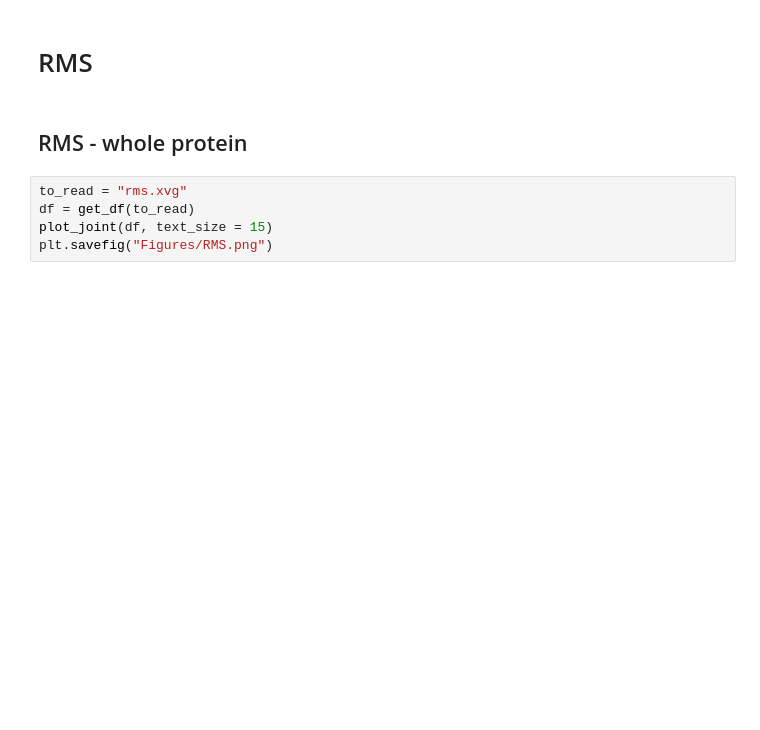
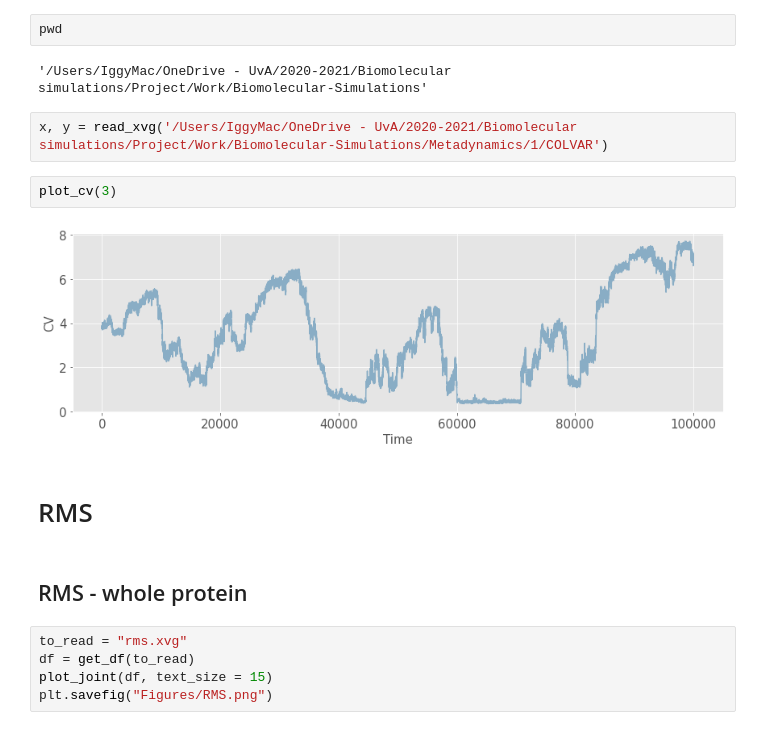
Before and after one commit to hellowithchicken/Biomolecular-Simulations, a Jupyter notebook: analysis.ipynb, the cells around one changed output. Drawn from its saved outputs; the diff is of its cells as text; blank space fills up the shorter version.

```diff
--- a/analysis.ipynb
+++ b/analysis.ipynb
@@ -123,3 +139,13 @@ def plot_fes(number, text_size = 15, xlabel = "CV", ylabel = "Bias potential"):
+# %%
+pwd
+# %% [output]
+'/Users/IggyMac/OneDrive - UvA/2020-2021/Biomolecular simulations/Project/Work/Biomolecular-Simulations'
+# %%
+x, y = read_xvg('/Users/IggyMac/OneDrive - UvA/2020-2021/Biomolecular simulations/Project/Work/Biomolecular-Simulations/Metadynamics/1/COLVAR')
+# %%
+plot_cv(3)
+# %% [output]
+[figure, added]
 # %% [markdown]
 # RMS
 # %% [markdown]
```
Also changed, not shown: parts of 5 cells of this notebook, 10 other files.
